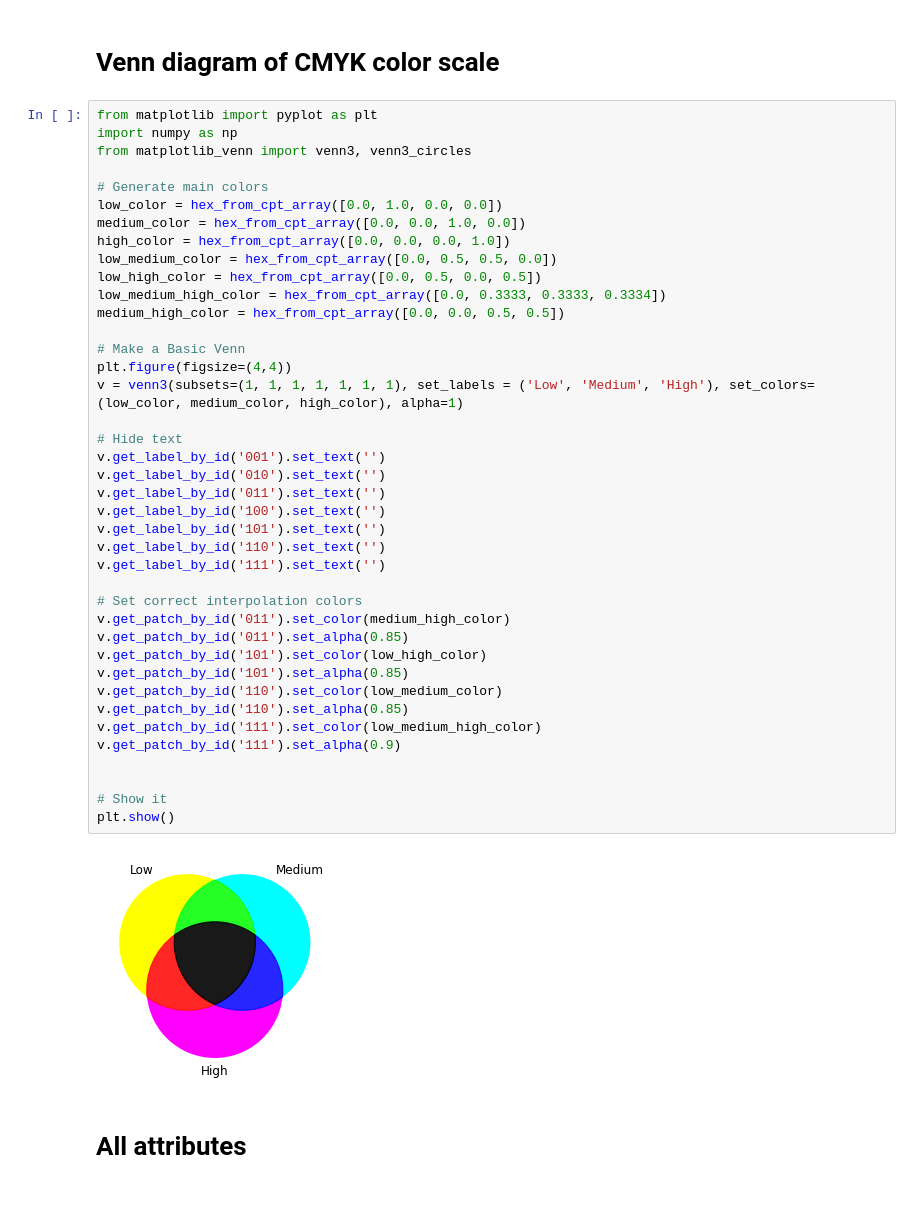
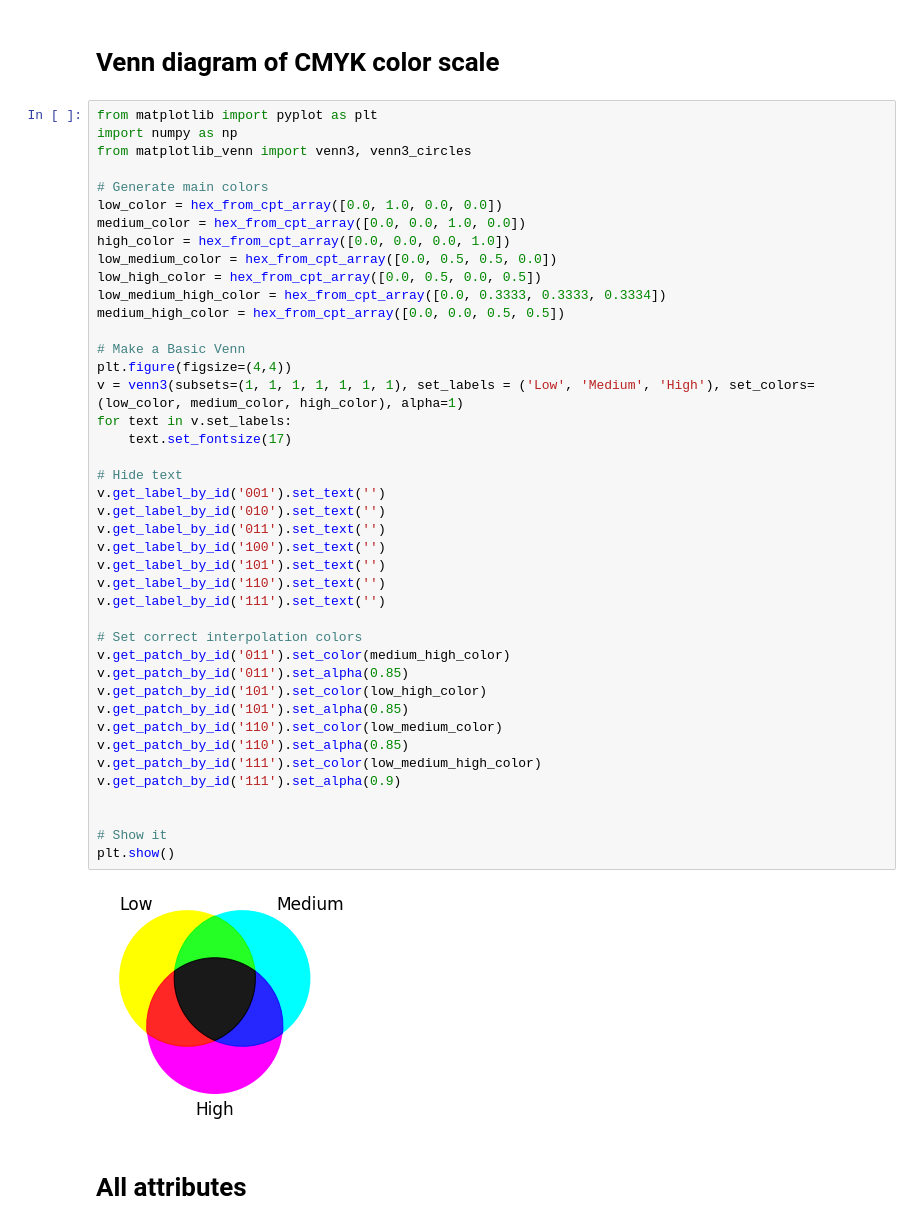
Before and after one commit to ferjorosa/allen-clustering, a Jupyter notebook: python/Generate.ipynb, the cells around one changed output. Drawn from its saved outputs; the diff is of its cells as text; blank space fills up the shorter version.

```diff
--- a/python/Generate.ipynb
+++ b/python/Generate.ipynb
@@ -98,34 +98,36 @@ low_high_color = hex_from_cpt_array([0.0, 0.5, 0.0, 0.5])
 low_medium_high_color = hex_from_cpt_array([0.0, 0.3333, 0.3333, 0.3334])
 medium_high_color = hex_from_cpt_array([0.0, 0.0, 0.5, 0.5])
 
 # Make a Basic Venn
 plt.figure(figsize=(4,4))
 v = venn3(subsets=(1, 1, 1, 1, 1, 1, 1), set_labels = ('Low', 'Medium', 'High'), set_colors=(low_color, medium_color, high_color), alpha=1)
+for text in v.set_labels:
+    text.set_fontsize(17)
 
 # Hide text
 v.get_label_by_id('001').set_text('')
 v.get_label_by_id('010').set_text('')
 v.get_label_by_id('011').set_text('')
 v.get_label_by_id('100').set_text('')
 v.get_label_by_id('101').set_text('')
 v.get_label_by_id('110').set_text('')
 v.get_label_by_id('111').set_text('')
 
 # Set correct interpolation colors
 v.get_patch_by_id('011').set_color(medium_high_color)
 v.get_patch_by_id('011').set_alpha(0.85)
 v.get_patch_by_id('101').set_color(low_high_color)
 v.get_patch_by_id('101').set_alpha(0.85)
 v.get_patch_by_id('110').set_color(low_medium_color)
 v.get_patch_by_id('110').set_alpha(0.85)
 v.get_patch_by_id('111').set_color(low_medium_high_color)
 v.get_patch_by_id('111').set_alpha(0.9)
 
 
 # Show it
 plt.show()
 # %% [output]
-[figure, old version]
+[figure, new version]
 # %% [markdown]
 # All attributes
 # %%
```
Also changed, not shown: parts of 9 cells of this notebook, 3 other files.
